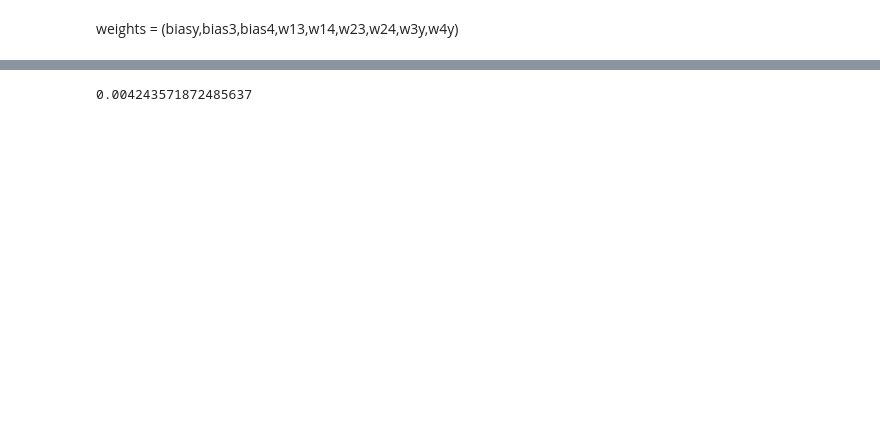
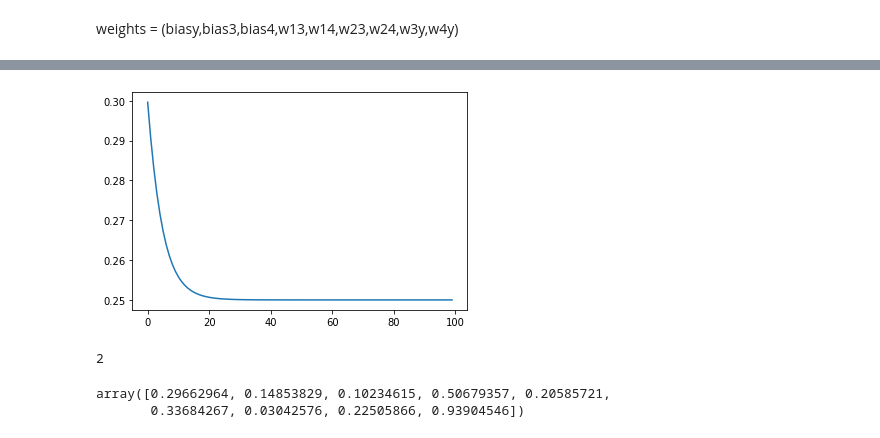
Before and after one commit to LaurensSchinkelshoek/IDL, a Jupyter notebook: assignment1/A1_JG_and_LJSedit7_10.ipynb, the cells around one changed output, grey strips where cells are left out. Cells and saved outputs as stored; diff of their text form; code cells hidden in the pictures; blank space fills up the shorter version.

```diff
--- a/assignment1/A1_JG_and_LJSedit7_10.ipynb
+++ b/assignment1/A1_JG_and_LJSedit7_10.ipynb
@@ -392,10 +391,12 @@ def xor_net(x1, x2,weights):
     #input layer
     X0=np.array([x1,x2]).T
     # hidden layer1
-    Y1=sigmoid(np.dot(X0,W1)+b1)
+    A1=np.dot(X0,W1)+b1
+    Y1=sigmoid(A1)
     #hidden layer2
-    Y=sigmoid(np.dot(Y1,W2)+b2)
-    return Y,Y1
+    A2=np.dot(Y1,W2)+b2
+    Y=sigmoid(A2)
+    return (Y,Y1,A1,A2)
 # %%
 weights=np.random.random(9)
 x1=2
@@ -463,16 +465,54 @@ def grdmse2(weights,X,Y1,Y,label):
     d_weights=np.hstack([W1.ravel(),b1.ravel(),W2.ravel(),b2.ravel()])
     return d_weights
+# %%
+#initialisatie
+x1=np.array([0,0,1,1])
+x2=np.array([0,1,0,1])
+X=np.array([x1,x2]).T
+label=np.array([0,1,1,0]).reshape(4,1)
+
+#weights random
+weights=np.random.random(9)
+#weights=np.ones(9)/3
+#learning rate
+etha=0.1
+
+epochs=100
+done=False
+# %%
+errors={}
+misses={}
+for i in range(epochs):
+    #forward step
+    Y,Y1,A1,A2=xor_net(x1, x2,weights)
+    #loss function
+    error,W=mse2(Y,label,weights)
+    #back prop
+    d_weights=grdmse2(weights,X,Y1,Y,label)
+    #update weights
+    weights=weights-etha*d_weights
+    mis_qualified=np.sum((Y>0.5)!=label)
+    errors[i]=error
+    misses[i]=mis_qualified
+    if mis_qualified==0:
+        break
+# %%
+plt.plot(errors.keys(),errors.values())
+plt.show()
+# %% [output]
+[figure, added]
+# %%
+misses[99]
+# %% [output]
+2
 # %%
 x1=np.array([0,0,1,1])
 x2=np.array([0,1,0,1])
 X=np.array([x1,x2]).T
-y=np.array([0,1,1,0])
+label=np.array([0,1,1,0]).reshape(4,1)
+
+#weights random
 weights=np.random.random(9)
+# %% [output]
+array([0.29662964, 0.14853829, 0.10234615, 0.50679357, 0.20585721,
+       0.33684267, 0.03042576, 0.22505866, 0.93904546])
-# %%
-output,Y1=xor_net(x1, x2,weights)
-error,W=mse2(output,Y1,weights)
-d_weights=grdmse2(weights,X,Y1,output,error)
-weights=weights-0.1*d_weights
-error
-# %% [output]
-0.004243571872485637
```
Also changed, not shown: parts of 17 cells of this notebook.
